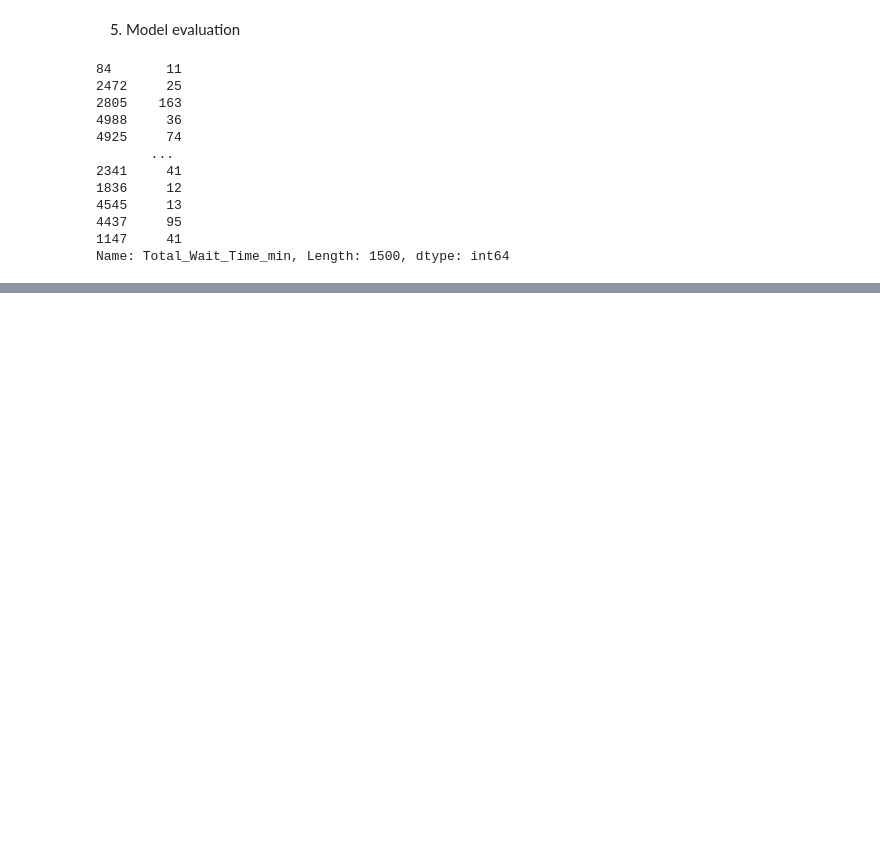
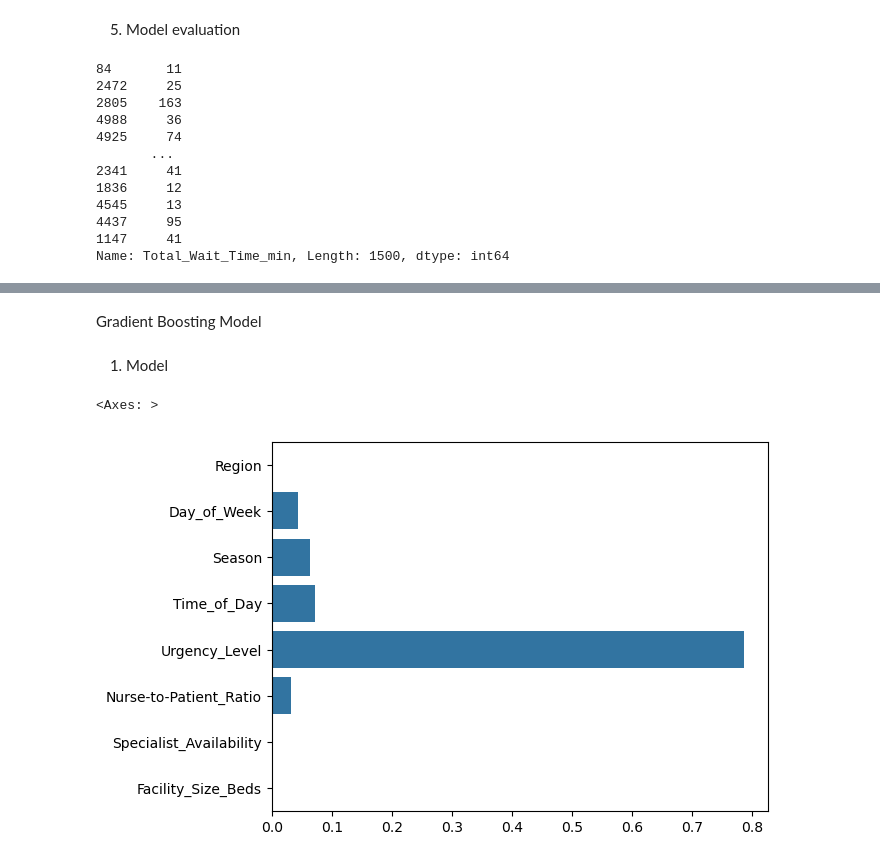
Before and after one commit to kalilaingco/ERWaitTimes, a Jupyter notebook: WaitTimeAnalysis.ipynb, the cells around one changed output, grey strips where cells are left out. Saved outputs shown, nothing was run; the diff lists cells and outputs as text; code cells hidden in the pictures; blank space fills up the shorter version.

```diff
--- a/WaitTimeAnalysis.ipynb
+++ b/WaitTimeAnalysis.ipynb
@@ -225,0 +257,14 @@ RMSE: 20.228304875223728
+# %% [markdown]
+Gradient Boosting Model
+# %% [markdown]
+1. Model
+# %%
+gb = GradientBoostingRegressor(n_estimators=100, learning_rate= 0.1, max_depth=3, subsample=0.8, random_state=42)
+gb.fit(X_train, y_train)
+
+gb_pred_time = gb.predict(X_test)
+# %%
+sns.barplot(x = gb.feature_importances_, y = gb.feature_names_in_)
+# %% [output]
+<Axes: >
+[figure, added]
```
Also changed, not shown: parts of 10 cells of this notebook.
